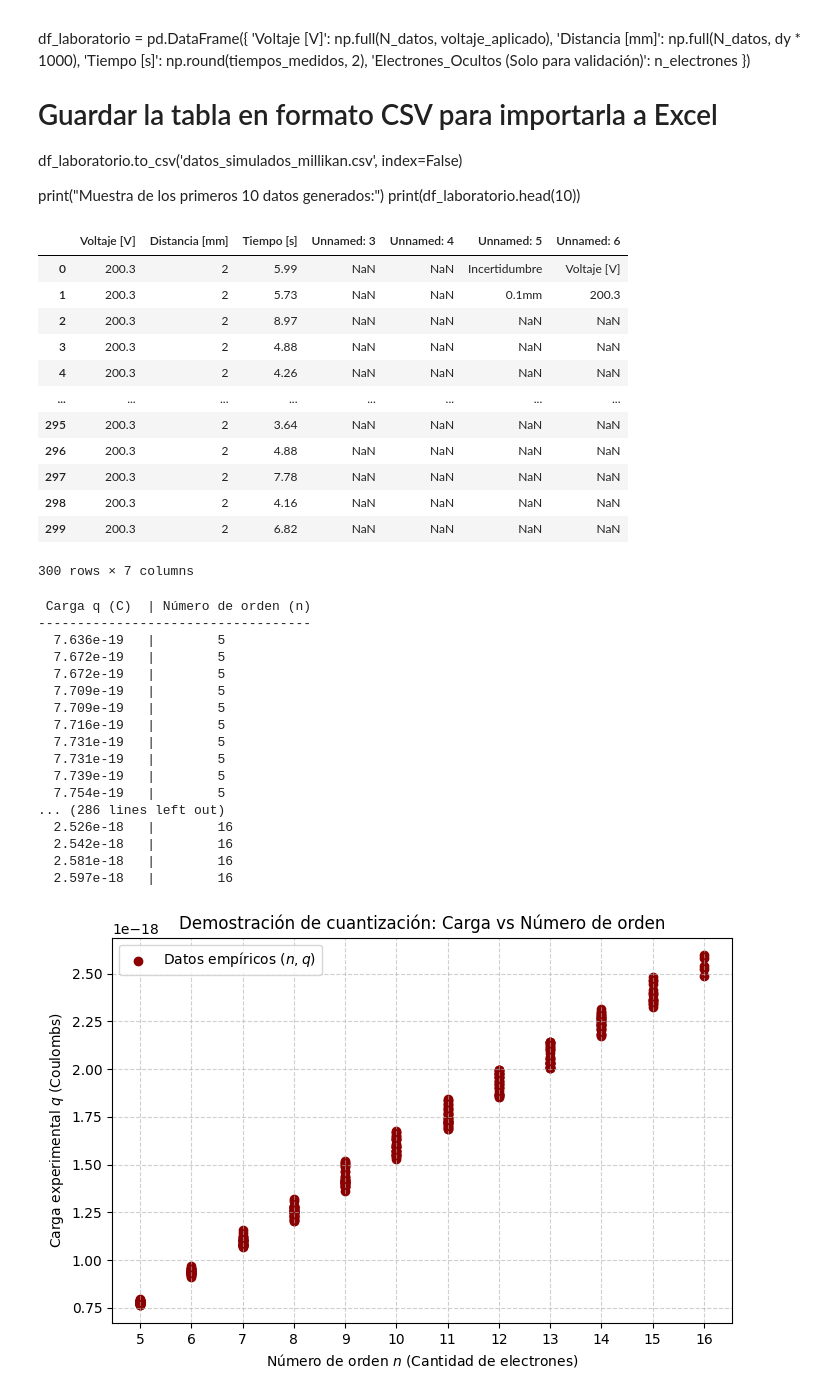
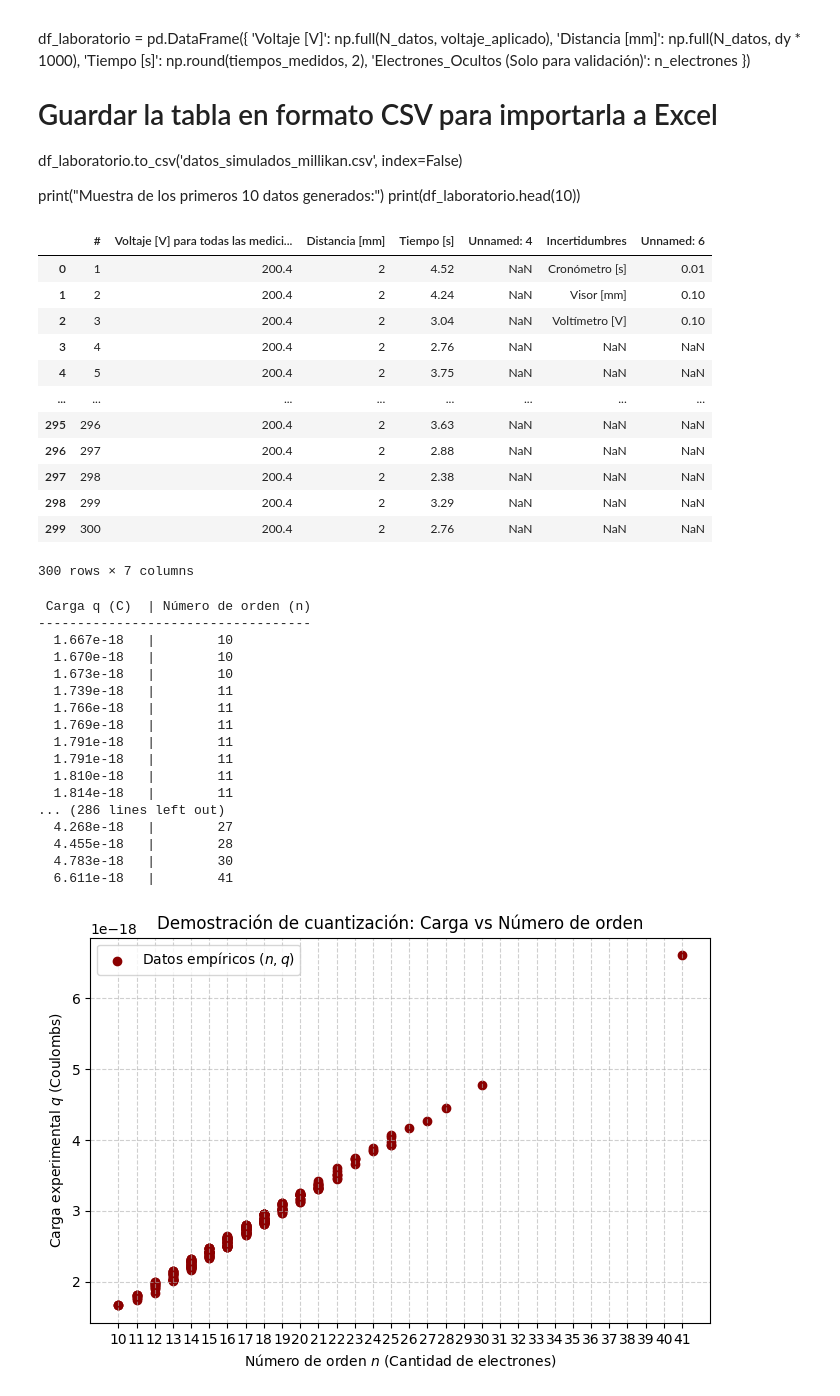
Before and after one commit to andycev5002/Fisica2_lab, a Jupyter notebook: Code_py/Analisis_4.ipynb, the cells around one changed output. Drawn from its saved outputs; the diff is of its cells as text; code cells hidden in the pictures.

```diff
--- a/Code_py/Analisis_4.ipynb
+++ b/Code_py/Analisis_4.ipynb
@@ -64,33 +64,33 @@ import matplotlib.pyplot as plt
 from scipy.stats import linregress
 import os
 # %%
-archivo = pd.read_excel('Lab4_datos.xlsx', sheet_name='Lab4_datos')
+archivo = pd.read_excel('LAB4DAVID.xlsx', sheet_name='Hoja 1')
 df = pd.DataFrame(archivo)
 
 df
 # %% [output]
-|  | Voltaje [V] | Distancia [mm] | Tiempo [s] | Unnamed: 3 | Unnamed: 4 | Unnamed: 5 | Unnamed: 6 |
-| 0 | 200.3 | 2 | 5.99 | NaN | NaN | Incertidumbre | Voltaje [V] |
-| 1 | 200.3 | 2 | 5.73 | NaN | NaN | 0.1mm | 200.3 |
-| 2 | 200.3 | 2 | 8.97 | NaN | NaN | NaN | NaN |
-| 3 | 200.3 | 2 | 4.88 | NaN | NaN | NaN | NaN |
-| 4 | 200.3 | 2 | 4.26 | NaN | NaN | NaN | NaN |
+|  | # | Voltaje [V] para todas las medici... | Distancia [mm] | Tiempo [s] | Unnamed: 4 | Incertidumbres | Unnamed: 6 |
+| 0 | 1 | 200.4 | 2 | 4.52 | NaN | Cronómetro [s] | 0.01 |
+| 1 | 2 | 200.4 | 2 | 4.24 | NaN | Visor [mm] | 0.10 |
+| 2 | 3 | 200.4 | 2 | 3.04 | NaN | Voltímetro [V] | 0.10 |
+| 3 | 4 | 200.4 | 2 | 2.76 | NaN | NaN | NaN |
+| 4 | 5 | 200.4 | 2 | 3.75 | NaN | NaN | NaN |
 | ... | ... | ... | ... | ... | ... | ... | ... |
-| 295 | 200.3 | 2 | 3.64 | NaN | NaN | NaN | NaN |
-| 296 | 200.3 | 2 | 4.88 | NaN | NaN | NaN | NaN |
-| 297 | 200.3 | 2 | 7.78 | NaN | NaN | NaN | NaN |
-| 298 | 200.3 | 2 | 4.16 | NaN | NaN | NaN | NaN |
-| 299 | 200.3 | 2 | 6.82 | NaN | NaN | NaN | NaN |
+| 295 | 296 | 200.4 | 2 | 3.63 | NaN | NaN | NaN |
+| 296 | 297 | 200.4 | 2 | 2.88 | NaN | NaN | NaN |
+| 297 | 298 | 200.4 | 2 | 2.38 | NaN | NaN | NaN |
+| 298 | 299 | 200.4 | 2 | 3.29 | NaN | NaN | NaN |
+| 299 | 300 | 200.4 | 2 | 2.76 | NaN | NaN | NaN |
 300 rows × 7 columns
 # %%
 t = df["Tiempo [s]"]
 d0 = 5 * 10**(-3)
 d1 = 2 * 10**(-3)
-V = 200.3
+V = 200.4
 R = 1.02 * 10**(-6) / 2
 g = 9.806
 delta0 = 1050
-delta1 = 1225
+delta1 = 1.225
 visc = 1.78 * 10**(-5)
 q = []
 
@@ -104,53 +104,53 @@ Q = np.sort(q)
 q_ordenadas = Q
 
 # 2. Configuración del histograma
-e_referencia = 1.602e-19
+e_referencia = 1.6022e-19
 
 # La operación vectorial divide y luego redondea al entero más cercano
 n_orden = np.round(q_ordenadas / e_referencia).astype(int)
 
 # Salida de comprobación en consola
 print(" Carga q (C)  | Número de orden (n)")
 print("-" * 35)
 for q, n in zip(q_ordenadas, n_orden):
     print(f"  {q:.3e}   |        {n}")
 
 # 4. Gráfico bivariante (Cargas vs. Número de orden)
 plt.figure(figsize=(8, 5))
 
 # n_orden va en el eje de las abscisas (X) y q_ordenadas en el de las ordenadas (Y)
 plt.scatter(n_orden, q_ordenadas, color='darkred', marker='o', label='Datos empíricos $(n, q)$')
 
 # Formato riguroso del gráfico
 plt.title('Demostración de cuantización: Carga vs Número de orden')
 plt.xlabel('Número de orden $n$ (Cantidad de electrones)')
 plt.ylabel('Carga experimental $q$ (Coulombs)')
 
 # Forzar a que las marcas del eje X sean estrictamente números enteros
 plt.xticks(np.arange(min(n_orden), max(n_orden) + 1, 1.0))
 
 plt.grid(True, linestyle='--', alpha=0.6)
 plt.legend()
 plt.show()
 # %% [output]
  Carga q (C)  | Número de orden (n)
 -----------------------------------
-  7.636e-19   |        5
-  7.672e-19   |        5
-  7.672e-19   |        5
-  7.709e-19   |        5
-  7.709e-19   |        5
-  7.716e-19   |        5
-  7.731e-19   |        5
-  7.731e-19   |        5
-  7.739e-19   |        5
-  7.754e-19   |        5
+  1.667e-18   |        10
+  1.670e-18   |        10
+  1.673e-18   |        10
+  1.739e-18   |        11
+  1.766e-18   |        11
+  1.769e-18   |        11
+  1.791e-18   |        11
+  1.791e-18   |        11
+  1.810e-18   |        11
+  1.814e-18   |        11
 ... (286 lines left out)
-  2.526e-18   |        16
-  2.542e-18   |        16
-  2.581e-18   |        16
-  2.597e-18   |        16
+  4.268e-18   |        27
+  4.455e-18   |        28
+  4.783e-18   |        30
+  6.611e-18   |        41
-[figure, old version]
+[figure, new version]
 # %%
 coeficientes = np.polyfit(n_orden, q_ordenadas, 1)
 
```
Also changed, not shown: parts of 3 cells of this notebook, 3 other files.
